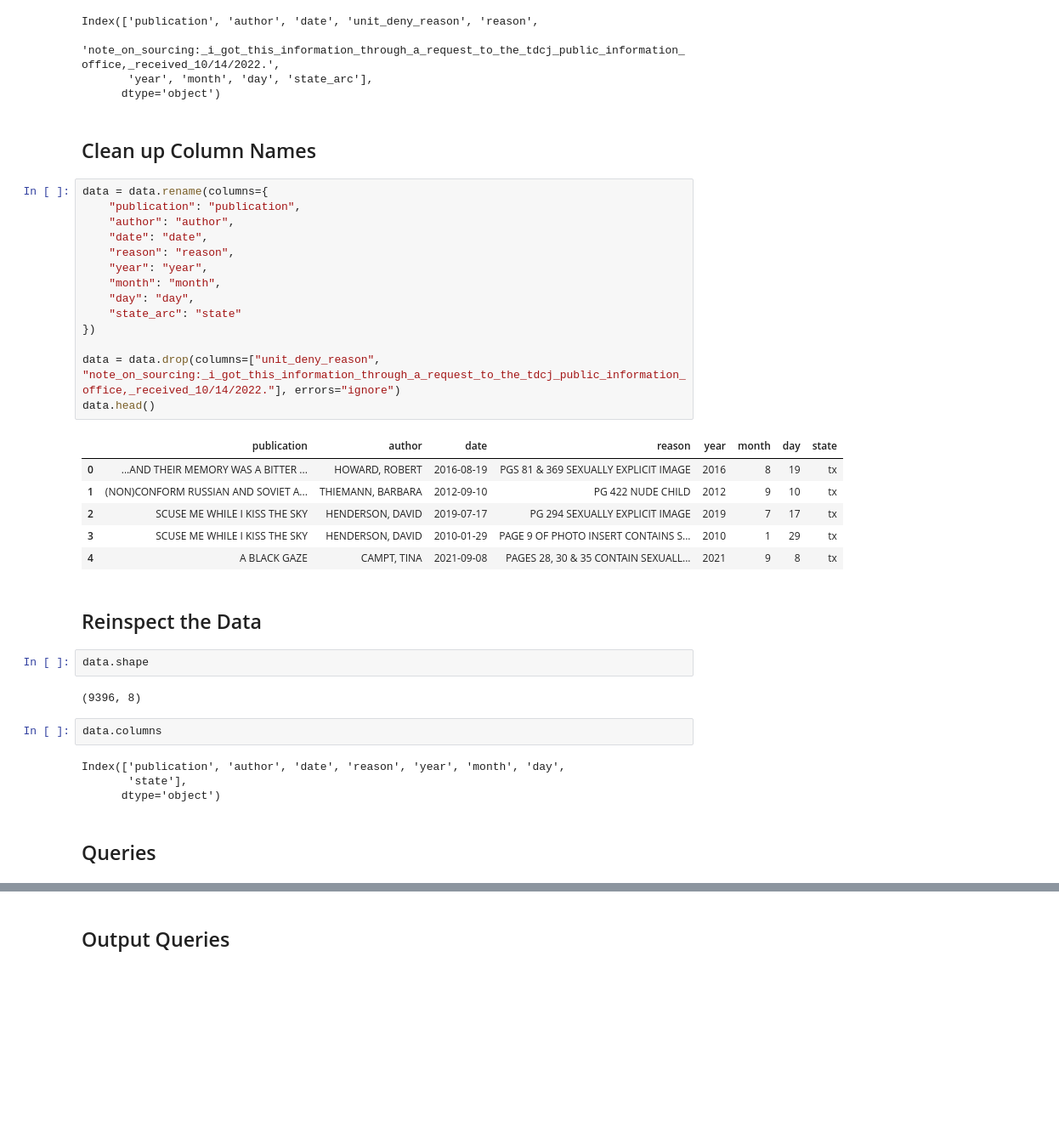
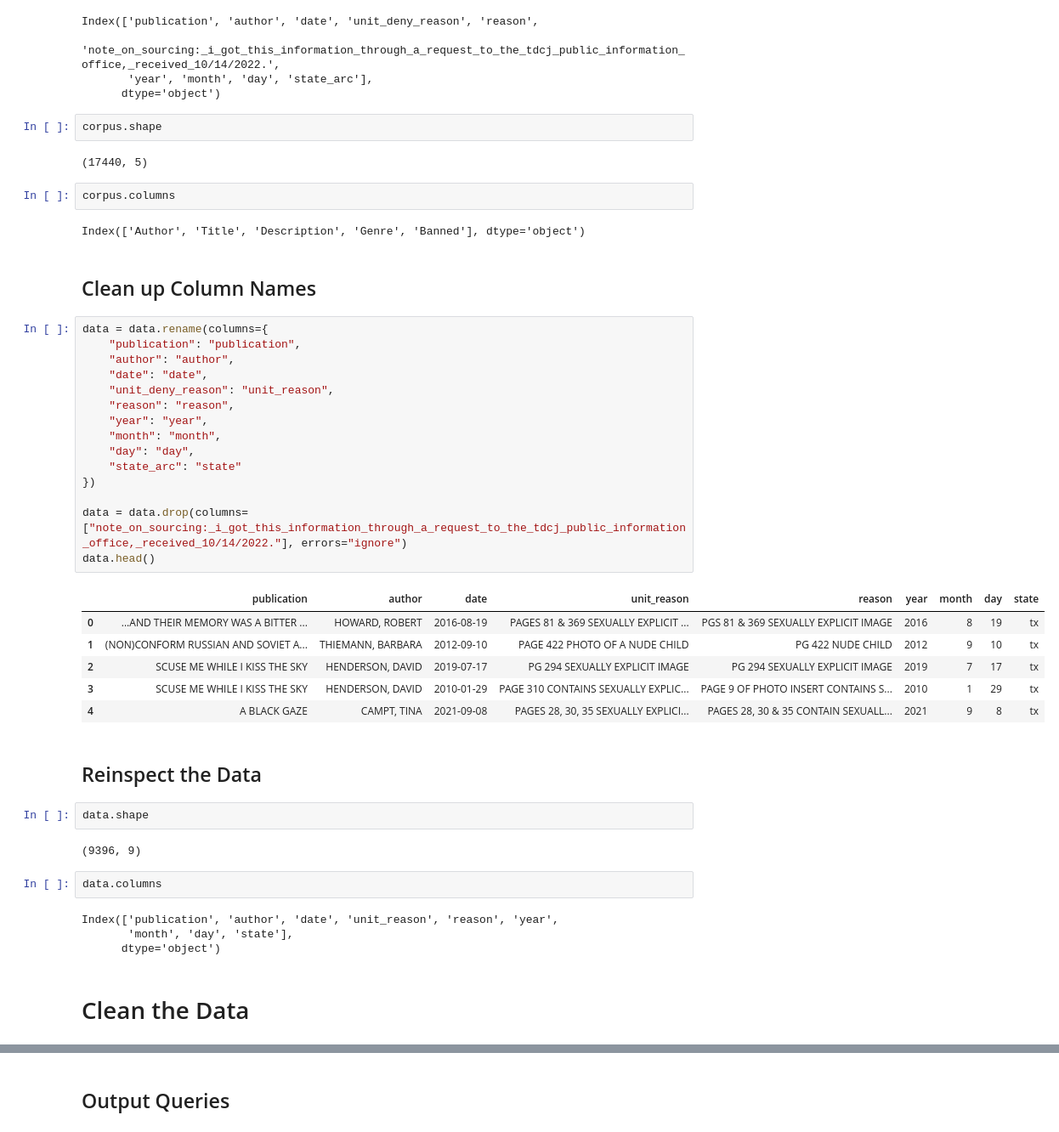
Before and after one commit to arpettey/python_bootcamp, a Jupyter notebook: Banned-Books.ipynb, the cells around one changed output, grey strips where cells are left out. Shown at 85% size. Saved outputs shown, nothing was run; the diff lists cells and outputs as text; blank space fills up the shorter version.

```diff
--- a/Banned-Books.ipynb
+++ b/Banned-Books.ipynb
@@ -37,40 +50,49 @@ Index(['publication', 'author', 'date', 'unit_deny_reason', 'reason',
        'note_on_sourcing:_i_got_this_information_through_a_request_to_the_tdcj_public_information_office,_received_10/14/2022.',
        'year', 'month', 'day', 'state_arc'],
       dtype='object')
+# %%
+corpus.shape
+# %% [output]
+(17440, 5)
+# %%
+corpus.columns
+# %% [output]
+Index(['Author', 'Title', 'Description', 'Genre', 'Banned'], dtype='object')
 # %% [markdown]
 ## Clean up Column Names
 # %%
 data = data.rename(columns={
     "publication": "publication",
     "author": "author",
     "date": "date",
+    "unit_deny_reason": "unit_reason",
     "reason": "reason",
     "year": "year",
     "month": "month",
     "day": "day",
     "state_arc": "state"
 })
 
-data = data.drop(columns=["unit_deny_reason", "note_on_sourcing:_i_got_this_information_through_a_request_to_the_tdcj_public_information_office,_received_10/14/2022."], errors="ignore")
+data = data.drop(columns=["note_on_sourcing:_i_got_this_information_through_a_request_to_the_tdcj_public_information_office,_received_10/14/2022."], errors="ignore")
 data.head()
 # %% [output]
-|  | publication | author | date | reason | year | month | day | state |
-| 0 | ...AND THEIR MEMORY WAS A BITTER ... | HOWARD, ROBERT | 2016-08-19 | PGS 81 & 369 SEXUALLY EXPLICIT IMAGE | 2016 | 8 | 19 | tx |
-| 1 | (NON)CONFORM RUSSIAN AND SOVIET A... | THIEMANN, BARBARA | 2012-09-10 | PG 422 NUDE CHILD | 2012 | 9 | 10 | tx |
-| 2 | SCUSE ME WHILE I KISS THE SKY | HENDERSON, DAVID | 2019-07-17 | PG 294 SEXUALLY EXPLICIT IMAGE | 2019 | 7 | 17 | tx |
-| 3 | SCUSE ME WHILE I KISS THE SKY | HENDERSON, DAVID | 2010-01-29 | PAGE 9 OF PHOTO INSERT CONTAINS S... | 2010 | 1 | 29 | tx |
-| 4 | A BLACK GAZE | CAMPT, TINA | 2021-09-08 | PAGES 28, 30 & 35 CONTAIN SEXUALL... | 2021 | 9 | 8 | tx |
+|  | publication | author | date | unit_reason | reason | year | month | day | state |
+| 0 | ...AND THEIR MEMORY WAS A BITTER ... | HOWARD, ROBERT | 2016-08-19 | PAGES 81 & 369 SEXUALLY EXPLICIT ... | PGS 81 & 369 SEXUALLY EXPLICIT IMAGE | 2016 | 8 | 19 | tx |
+| 1 | (NON)CONFORM RUSSIAN AND SOVIET A... | THIEMANN, BARBARA | 2012-09-10 | PAGE 422 PHOTO OF A NUDE CHILD | PG 422 NUDE CHILD | 2012 | 9 | 10 | tx |
+| 2 | SCUSE ME WHILE I KISS THE SKY | HENDERSON, DAVID | 2019-07-17 | PG 294 SEXUALLY EXPLICIT IMAGE | PG 294 SEXUALLY EXPLICIT IMAGE | 2019 | 7 | 17 | tx |
+| 3 | SCUSE ME WHILE I KISS THE SKY | HENDERSON, DAVID | 2010-01-29 | PAGE 310 CONTAINS SEXUALLY EXPLIC... | PAGE 9 OF PHOTO INSERT CONTAINS S... | 2010 | 1 | 29 | tx |
+| 4 | A BLACK GAZE | CAMPT, TINA | 2021-09-08 | PAGES 28, 30, 35 SEXUALLY EXPLICI... | PAGES 28, 30 & 35 CONTAIN SEXUALL... | 2021 | 9 | 8 | tx |
 # %% [markdown]
 ## Reinspect the Data
 # %%
 data.shape
 # %% [output]
-(9396, 8)
+(9396, 9)
 # %%
 data.columns
 # %% [output]
-Index(['publication', 'author', 'date', 'reason', 'year', 'month', 'day',
-       'state'],
+Index(['publication', 'author', 'date', 'unit_reason', 'reason', 'year',
+       'month', 'day', 'state'],
       dtype='object')
-# %% [markdown]
-## Queries
+# %% [markdown]
+# Clean the Data
```
Also changed, not shown: parts of 43 cells of this notebook.
